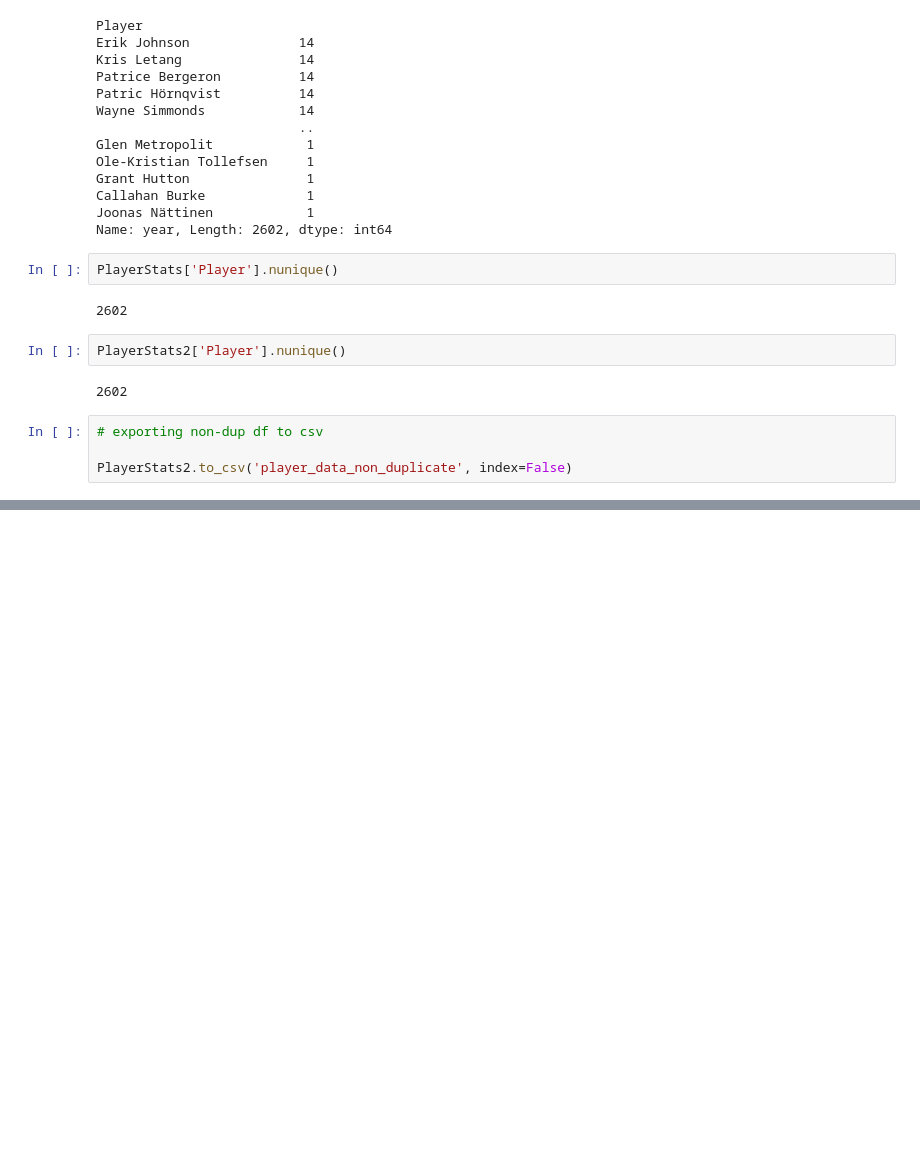
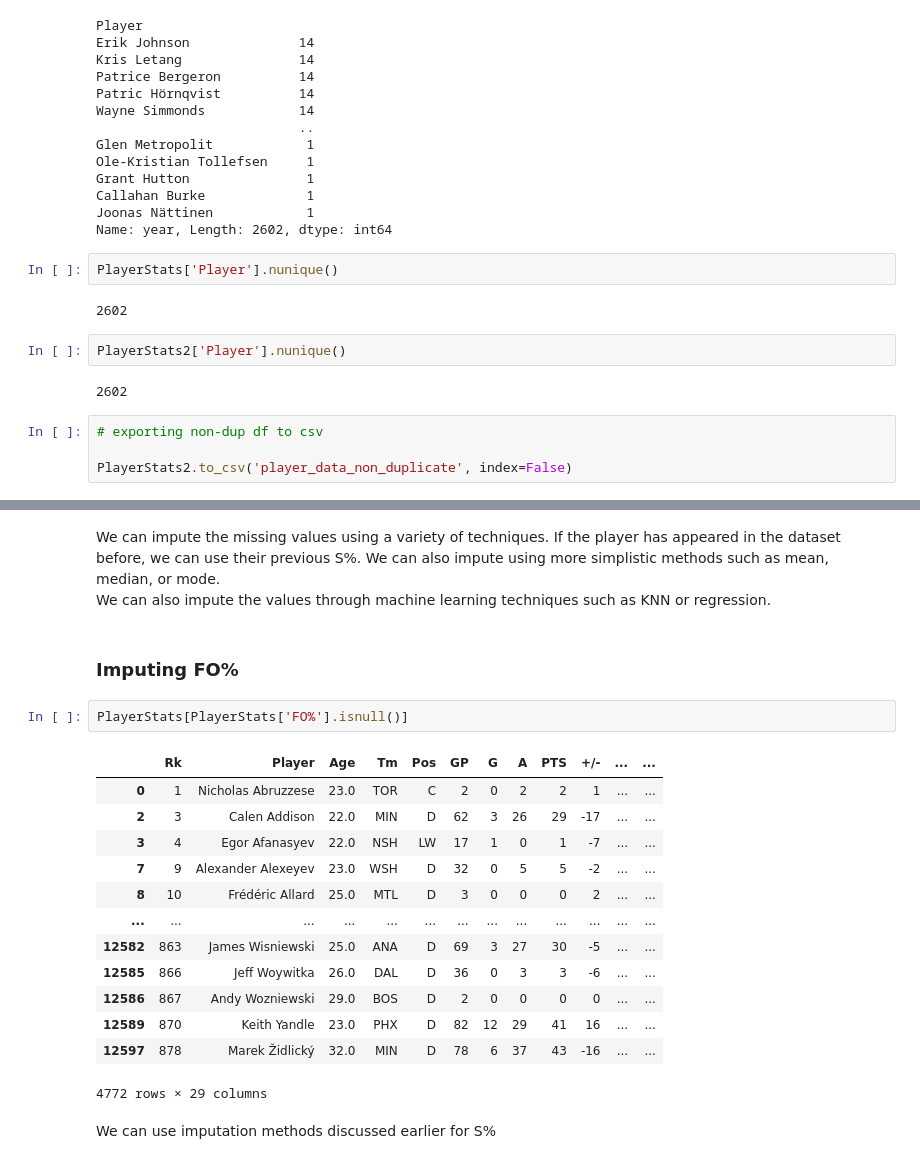
Before and after one commit to lukekerwin/DS-320_Project, a Jupyter notebook: Player Data/PlayerData_Cleaning.ipynb, the cells around one changed output, grey strips where cells are left out. Drawn from its saved outputs; the diff is of its cells as text; blank space fills up the shorter version.

```diff
--- a/Player Data/PlayerData_Cleaning.ipynb
+++ b/Player Data/PlayerData_Cleaning.ipynb
@@ -138,0 +250,22 @@ PlayerStats2.to_csv('player_data_non_duplicate', index=False)
+# %% [markdown]
+We can impute the missing values using a variety of techniques. If the player has appeared in the dataset before, we can use their previous S%. We can also impute using more simplistic methods such as mean, median, or mode.<br>We can also impute the values through machine learning techniques such as KNN or regression.
+# %% [markdown]
+### Imputing FO%
+# %%
+PlayerStats[PlayerStats['FO%'].isnull()]
+# %% [output]
+|  | Rk | Player | Age | Tm | Pos | GP | G | A | PTS | +/- | ... | ... |
+| 0 | 1 | Nicholas Abruzzese | 23.0 | TOR | C | 2 | 0 | 2 | 2 | 1 | ... | ... |
+| 2 | 3 | Calen Addison | 22.0 | MIN | D | 62 | 3 | 26 | 29 | -17 | ... | ... |
+| 3 | 4 | Egor Afanasyev | 22.0 | NSH | LW | 17 | 1 | 0 | 1 | -7 | ... | ... |
+| 7 | 9 | Alexander Alexeyev | 23.0 | WSH | D | 32 | 0 | 5 | 5 | -2 | ... | ... |
+| 8 | 10 | Frédéric Allard | 25.0 | MTL | D | 3 | 0 | 0 | 0 | 2 | ... | ... |
+| ... | ... | ... | ... | ... | ... | ... | ... | ... | ... | ... | ... | ... |
+| 12582 | 863 | James Wisniewski | 25.0 | ANA | D | 69 | 3 | 27 | 30 | -5 | ... | ... |
+| 12585 | 866 | Jeff Woywitka | 26.0 | DAL | D | 36 | 0 | 3 | 3 | -6 | ... | ... |
+| 12586 | 867 | Andy Wozniewski | 29.0 | BOS | D | 2 | 0 | 0 | 0 | 0 | ... | ... |
+| 12589 | 870 | Keith Yandle | 23.0 | PHX | D | 82 | 12 | 29 | 41 | 16 | ... | ... |
+| 12597 | 878 | Marek Židlický | 32.0 | MIN | D | 78 | 6 | 37 | 43 | -16 | ... | ... |
+4772 rows × 29 columns
+# %% [markdown]
+We can use imputation methods discussed earlier for S%
```
Also changed, not shown: parts of 21 cells of this notebook.
